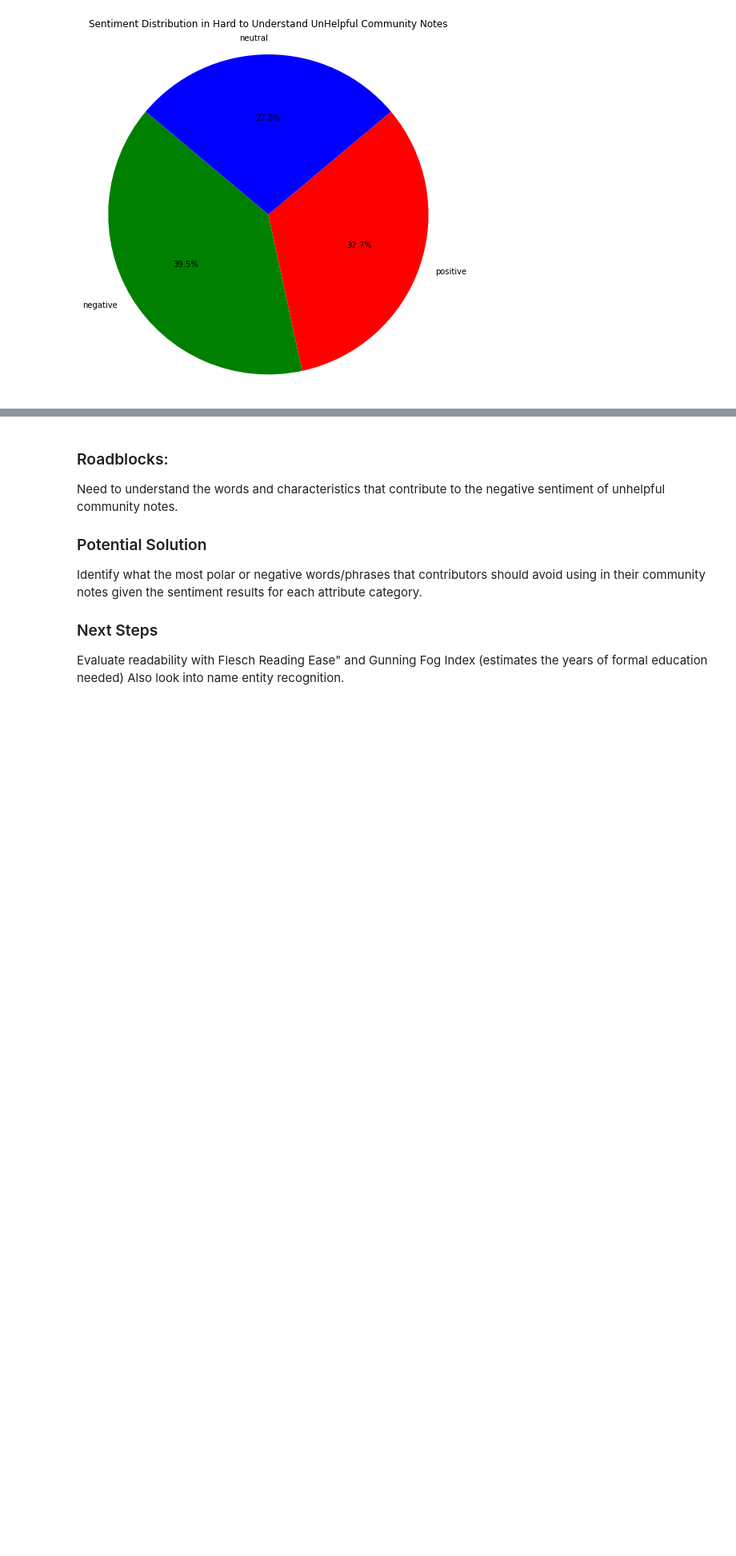
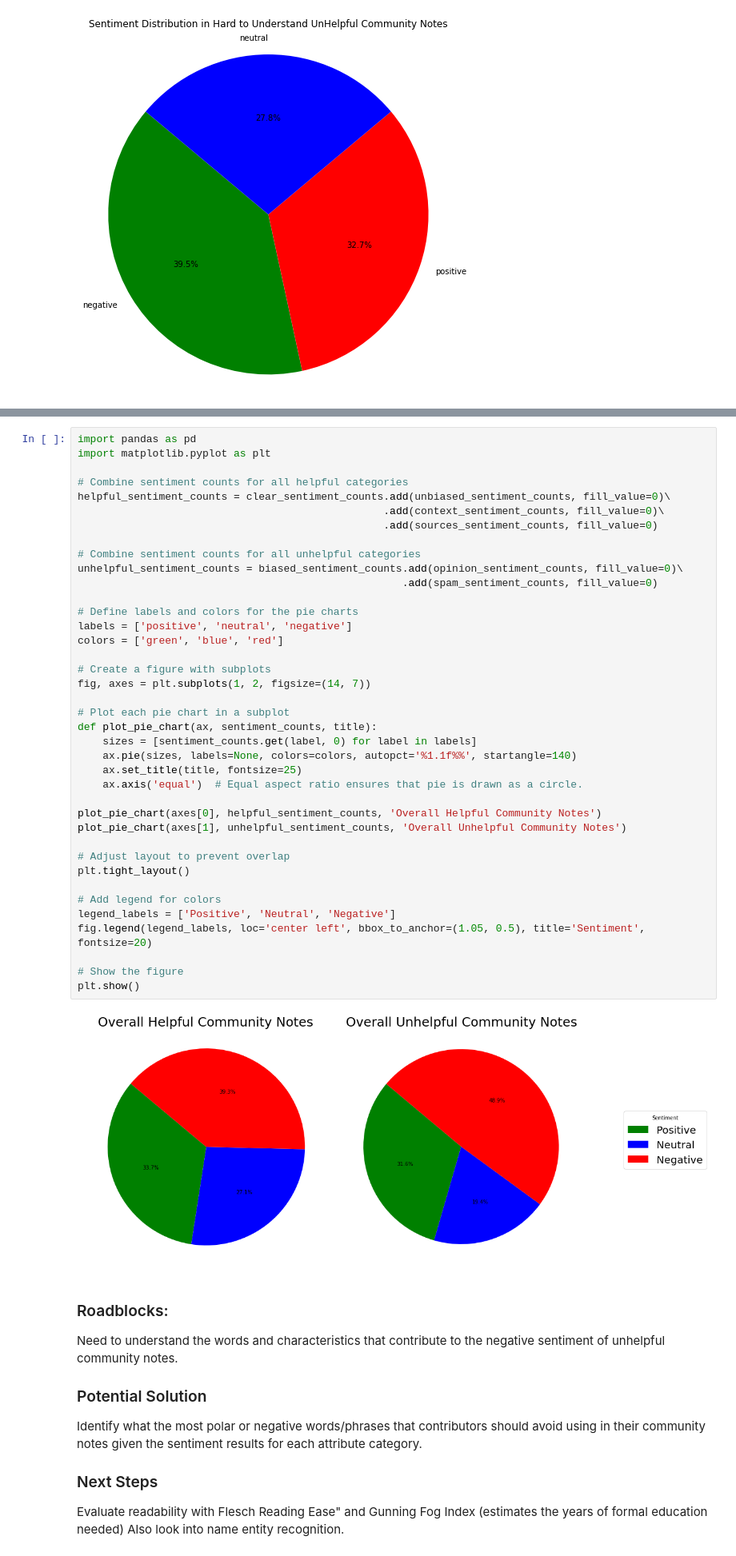
Before and after one commit to daphnehe/info498, a Jupyter notebook: Sentiment Analysis.ipynb, the cells around one changed output, grey strips where cells are left out. Shown at 80% size. Cells and saved outputs as stored; diff of their text form; blank space fills up the shorter version.

```diff
--- a/Sentiment Analysis.ipynb
+++ b/Sentiment Analysis.ipynb
@@ -626,3 +592,44 @@ plt.show()
+# %%
+import pandas as pd
+import matplotlib.pyplot as plt
+
+# Combine sentiment counts for all helpful categories
+helpful_sentiment_counts = clear_sentiment_counts.add(unbiased_sentiment_counts, fill_value=0)\
+                                                 .add(context_sentiment_counts, fill_value=0)\
+                                                 .add(sources_sentiment_counts, fill_value=0)
+
+# Combine sentiment counts for all unhelpful categories
+unhelpful_sentiment_counts = biased_sentiment_counts.add(opinion_sentiment_counts, fill_value=0)\
+                                                    .add(spam_sentiment_counts, fill_value=0)
+
+# Define labels and colors for the pie charts
+labels = ['positive', 'neutral', 'negative']
+colors = ['green', 'blue', 'red']
+
+# Create a figure with subplots
+fig, axes = plt.subplots(1, 2, figsize=(14, 7))
+
+# Plot each pie chart in a subplot
+def plot_pie_chart(ax, sentiment_counts, title):
+    sizes = [sentiment_counts.get(label, 0) for label in labels]
+    ax.pie(sizes, labels=None, colors=colors, autopct='%1.1f%%', startangle=140)
+    ax.set_title(title, fontsize=25)
+    ax.axis('equal')  # Equal aspect ratio ensures that pie is drawn as a circle.
+
+plot_pie_chart(axes[0], helpful_sentiment_counts, 'Overall Helpful Community Notes')
+plot_pie_chart(axes[1], unhelpful_sentiment_counts, 'Overall Unhelpful Community Notes')
+
+# Adjust layout to prevent overlap
+plt.tight_layout()
+
+# Add legend for colors
+legend_labels = ['Positive', 'Neutral', 'Negative']
+fig.legend(legend_labels, loc='center left', bbox_to_anchor=(1.05, 0.5), title='Sentiment', fontsize=20)
+
+# Show the figure
+plt.show()
+# %% [output]
+[figure, added]
 # %% [markdown]
 ### Roadblocks:
 Need to understand the words and characteristics that contribute to the negative sentiment of unhelpful community notes.
```
Also changed, not shown: parts of 7 cells of this notebook.
